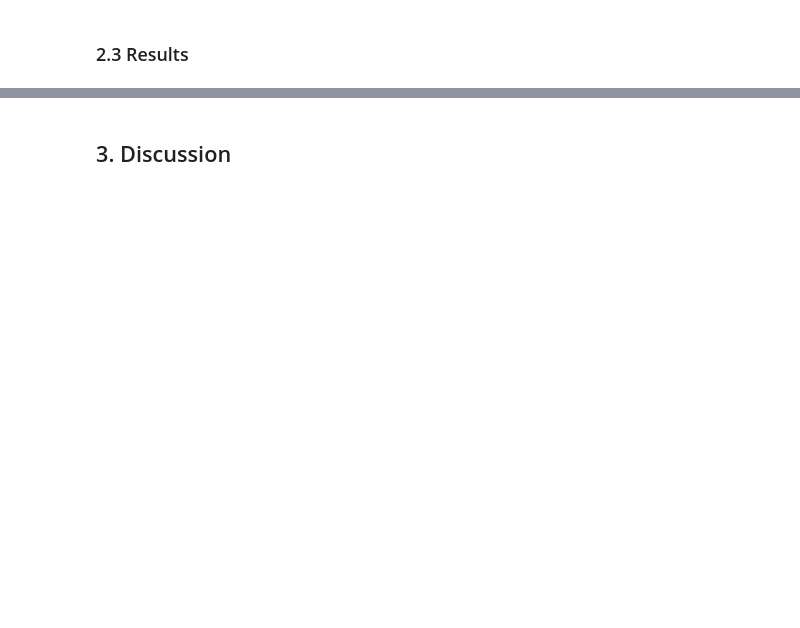
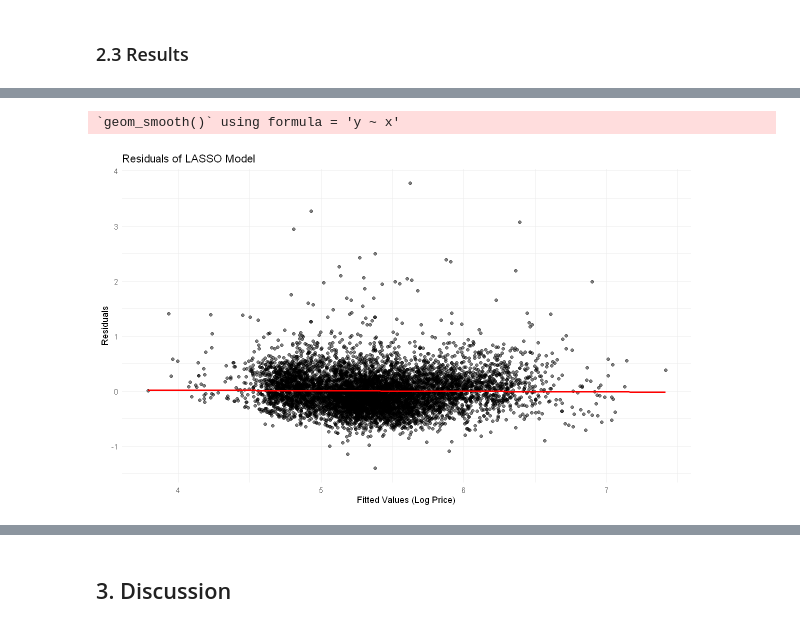
Before and after one commit to NathanPalaiologos/STAT-301-Project, a Jupyter notebook: group_16_final_report.ipynb, the cells around one changed output, grey strips where cells are left out. Drawn from its saved outputs; the diff is of its cells as text; code cells hidden in the pictures; blank space fills up the shorter version.

```diff
--- a/group_16_final_report.ipynb
+++ b/group_16_final_report.ipynb
@@ -541,0 +728,16 @@ Based on the exploratory data analysis, we will proceed with the following analy
+# %%
+# Main developer: Nathan Zhang
+
+# Calculate the rmse of the LASSO model on the test set
+lasso_predictions <- predict(lasso_model, newx = model.matrix(log_realSum ~ ., data = test_data)[, -1], s = "lambda.min")
+lasso_rmse <- sqrt(mean((lasso_predictions - test_data$log_realSum))^2)
+
+# update the rmse_df with the LASSO model
+rmse_df <- rmse_df |>
+    add_row(
+        Model = "LASSO",
+        RMSE = lasso_rmse
+    )
+
+# Display the updated rmse_df
+rmse_df
@@ -541,0 +773,17 @@ Based on the exploratory data analysis, we will proceed with the following analy
+# %%
+# Plot the residuals of the LASSO model
+lasso_residuals_plot <- ggplot(data = tibble(
+    fitted = lasso_predictions,
+    resid = test_data$log_realSum - lasso_predictions
+), aes(x = fitted, y = resid)) +
+    geom_point(alpha = 0.5) +
+    geom_smooth(method = "lm", color = "red", se = FALSE) +
+    labs(title = "Residuals of LASSO Model",
+         x = "Fitted Values (Log Price)",
+         y = "Residuals") +
+    theme_minimal()
+
+lasso_residuals_plot
+# %% [output]
+`geom_smooth()` using formula = 'y ~ x'
+[figure, added]
```
Also changed, not shown: parts of 21 cells of this notebook.
